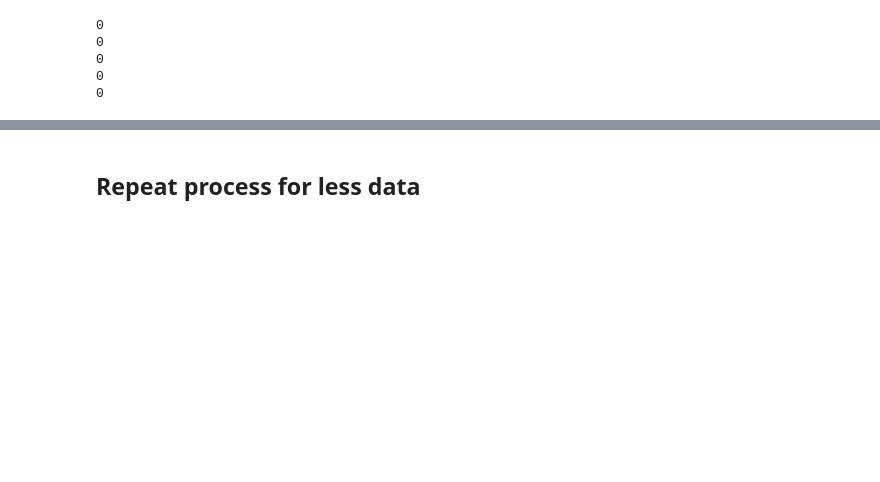
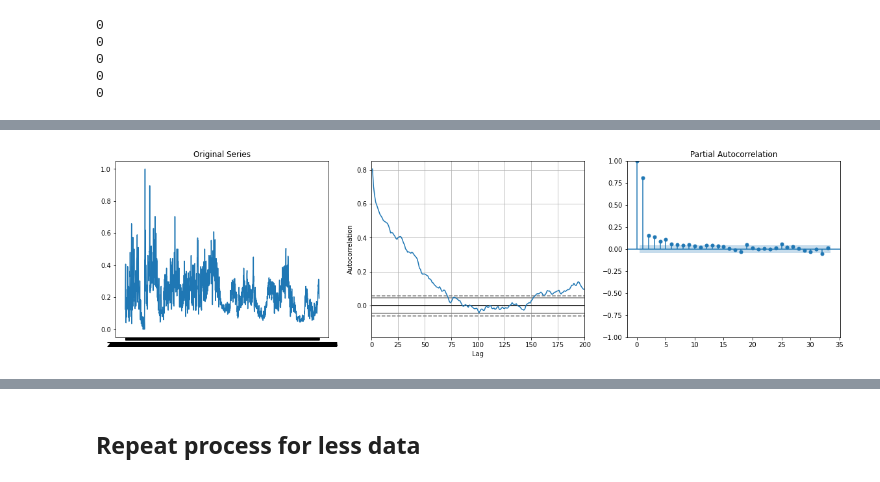
Before and after one commit to pbiti/Air-Pollution-Prediction_diploma-thesis, a Jupyter notebook: Delhi/Delhi_ARIMA.ipynb, the cells around one changed output, grey strips where cells are left out. Cells and saved outputs as stored; diff of their text form; code cells hidden in the pictures; blank space fills up the shorter version.

```diff
--- a/Delhi/Delhi_ARIMA.ipynb
+++ b/Delhi/Delhi_ARIMA.ipynb
@@ -258,15 +262,17 @@ plt.show()
 # %%
 #SO2
 plt.rcParams.update({'figure.figsize':(20,5)})
 
 # Original Series
 fig, axes = plt.subplots(1, 3)
-axes[0].plot(Beijing_Data['so2']); axes[0].set_title('Original Series')
-pl = autocorrelation_plot(Beijing_Data['so2'], ax=axes[1])
+axes[0].plot(Delhi_Data['so2']); axes[0].set_title('Original Series')
+pl = autocorrelation_plot(Delhi_Data['so2'], ax=axes[1])
 pl.set_xlim([0,200])
-plot_pacf(Beijing_Data['so2'], ax=axes[2])
+plot_pacf(Delhi_Data['so2'], ax=axes[2])
 
 plt.show()
+# %% [output]
+[figure, added]
 # %%
 #PM10
 plt.rcParams.update({'figure.figsize':(20,5)})
```
Also changed, not shown: parts of 26 cells of this notebook.
